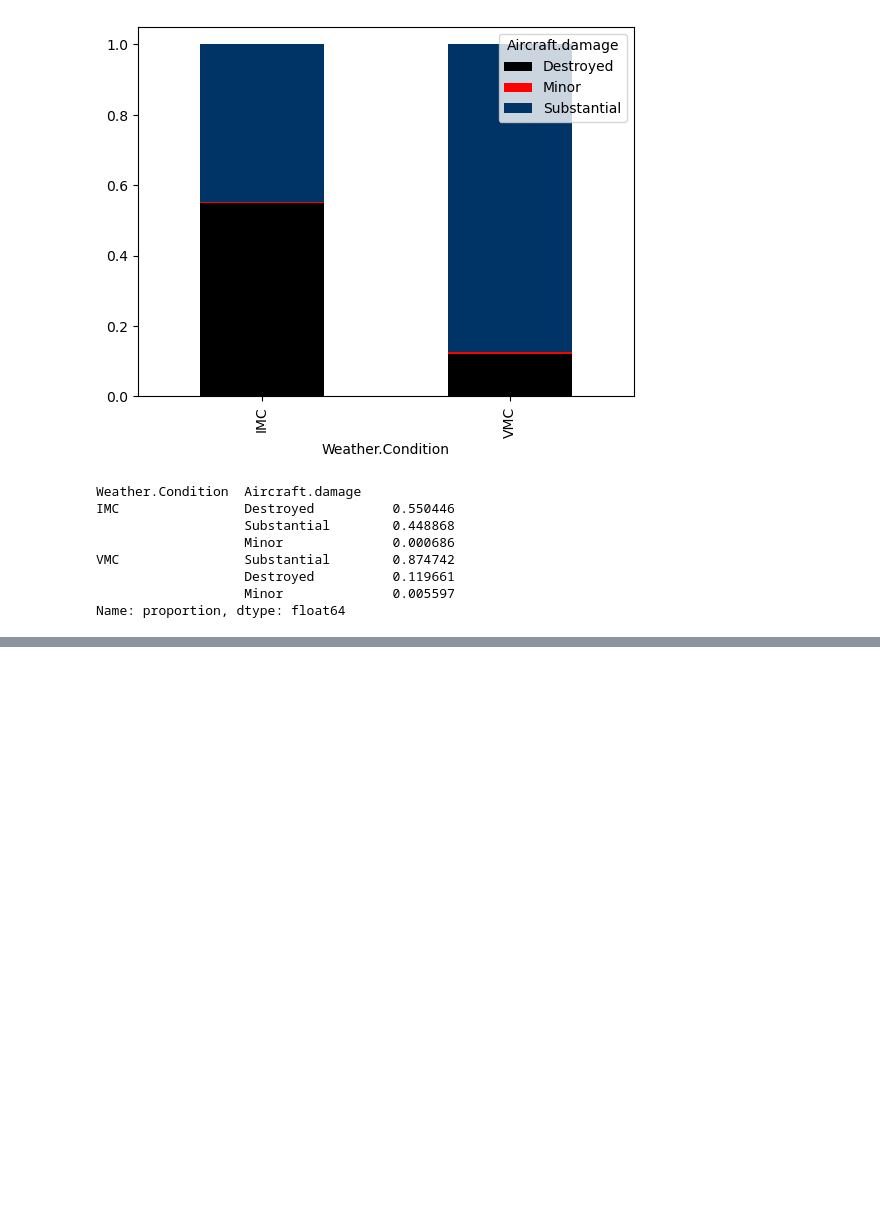
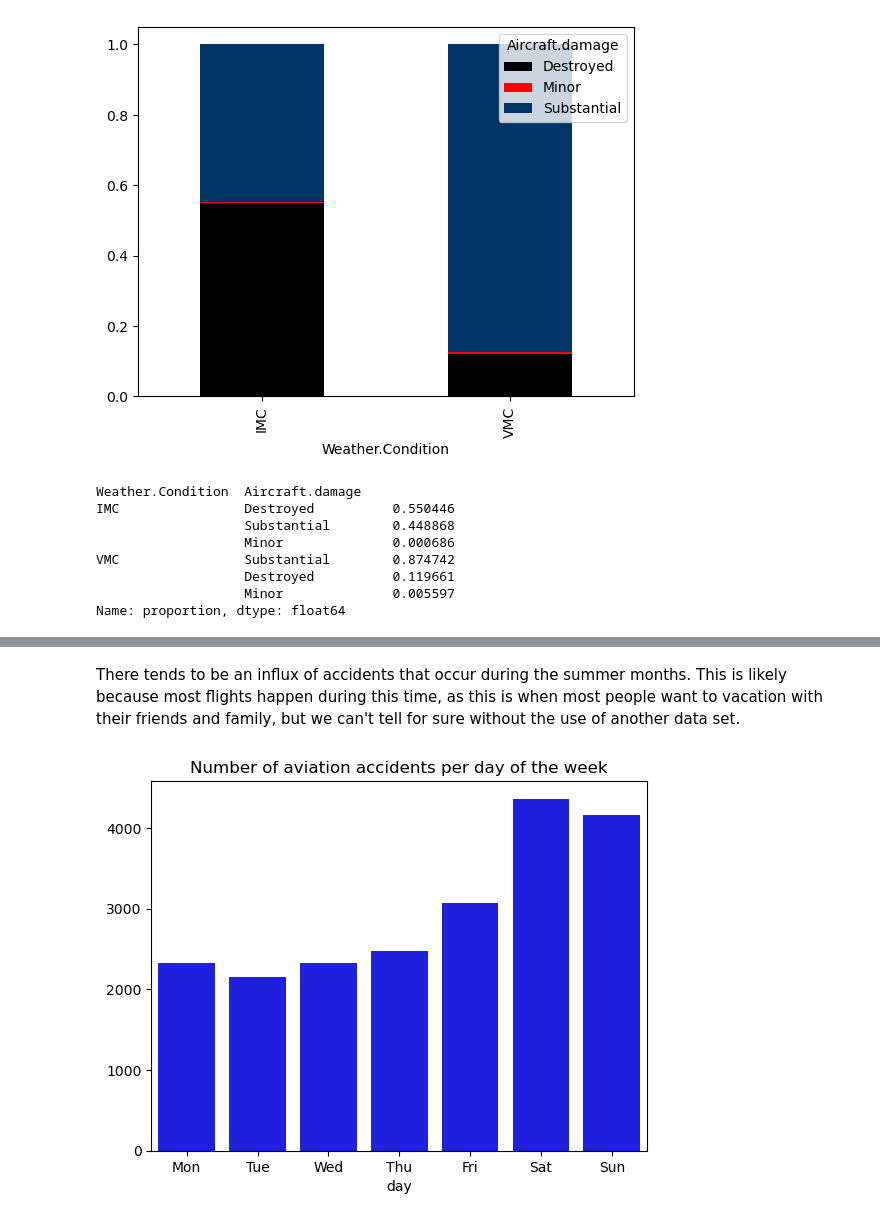
Before and after one commit to LMK08/Aircraft-Company-EDA, a Jupyter notebook: Franko/Visualizing_Aviation_Data.ipynb, the cells around one changed output, grey strips where cells are left out. Drawn from its saved outputs; the diff is of its cells as text; code cells hidden in the pictures; blank space fills up the shorter version.

```diff
--- a/Franko/Visualizing_Aviation_Data.ipynb
+++ b/Franko/Visualizing_Aviation_Data.ipynb
@@ -437,0 +459,8 @@ The Fatality Rates of IMC flights are extremely high as well as the rate of dest
+# %% [markdown]
+There tends to be an influx of accidents that occur during the summer months. This is likely because most flights happen during this time, as this is when most people want to vacation with their friends and family, but we can't tell for sure without the use of another data set.
+# %%
+# Days with the most accidents
+plot = sns.countplot(x = 'Day.Name.Abbr', order = ['Mon','Tue','Wed','Thu','Fri','Sat', 'Sun'], color = 'b', data = df)
+plot.set(xlabel = 'day', ylabel = None, title = 'Number of aviation accidents per day of the week');
+# %% [output]
+[figure, added]
```
Also changed, not shown: parts of 31 cells of this notebook.
